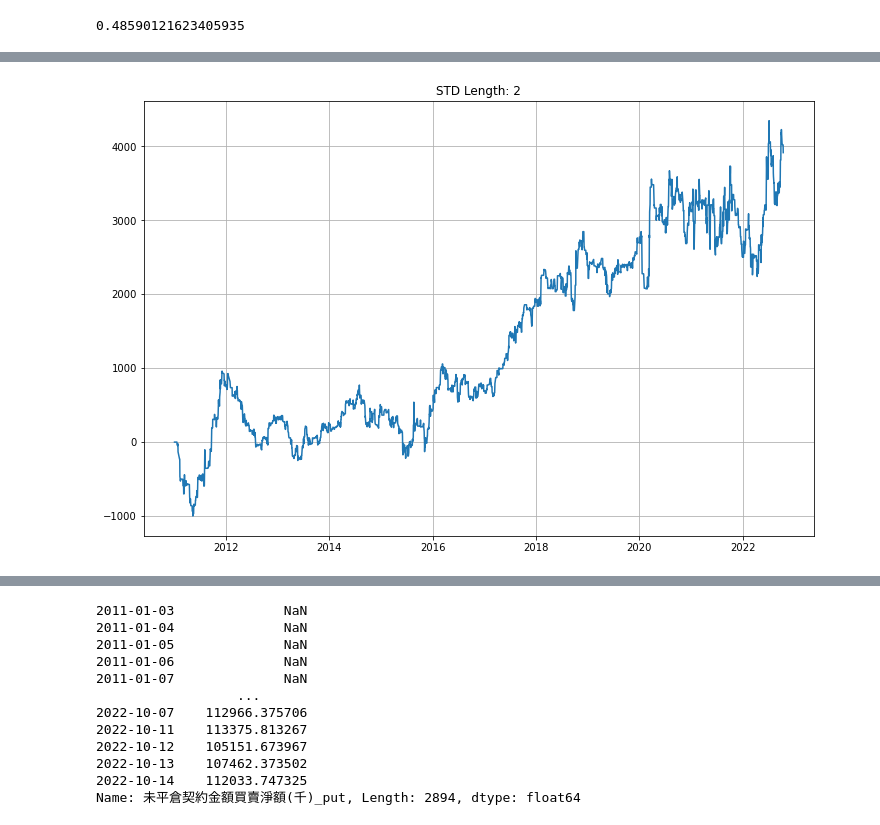
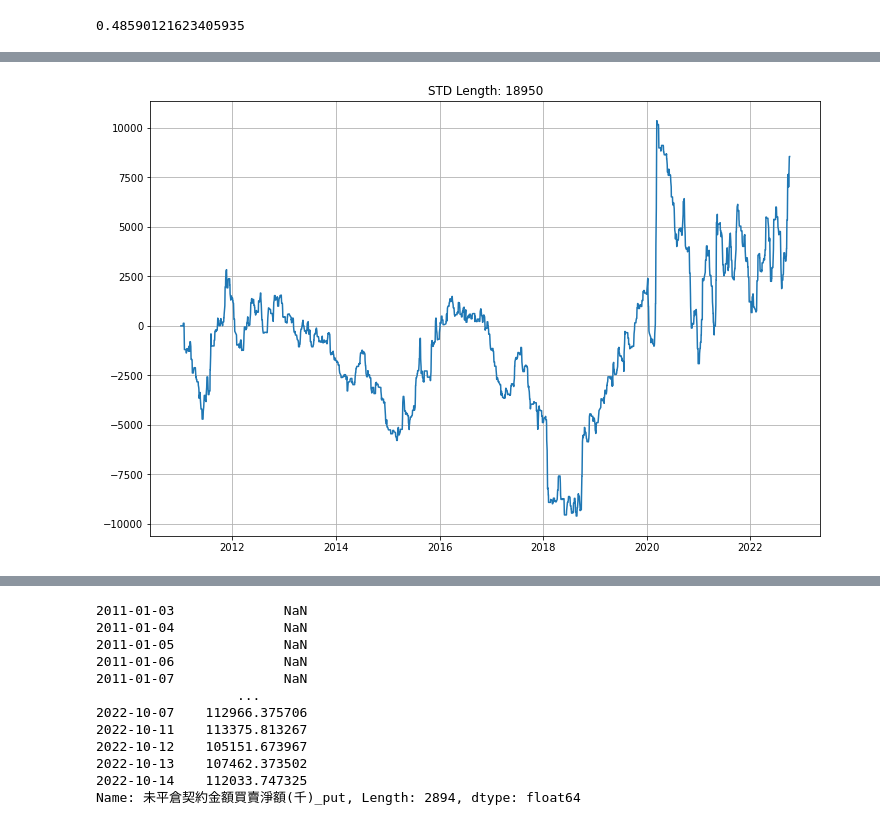
Before and after one commit to Chastely00/Chast, a Jupyter notebook: Max Pain Theory.ipynb, the cells around one changed output, grey strips where cells are left out. Saved outputs shown, nothing was run; the diff lists cells and outputs as text; code cells hidden in the pictures.

```diff
--- a/Max Pain Theory.ipynb
+++ b/Max Pain Theory.ipynb
@@ -190,18 +259,18 @@ plt.show()
 # %%
 # 對隔日波動的預期相關性 51%
-bs = [0]
+bs = []
 #data = data / data.rolling(x).std()
 for i in range(1, len(d2)):
-    if (d2.iloc[i] > d2.iloc[i-1]) & (d3.iloc[i] < 0):
+    if (d2.iloc[i] > d2.iloc[i-1]) & (d3.iloc[i] < 100000):
         bs.append(1)
-    elif (d2.iloc[i] > d2.iloc[i-1]) & (d3.iloc[i] > 0):
+    elif (d2.iloc[i] > d2.iloc[i-1]) & (d3.iloc[i] > 100000):
         bs.append(-1)
     else:
         bs.append(0)
 fig, ax = plt.subplots(figsize=(12, 8))
-ax.plot(((twse['還原收盤價'] - twse['還原開盤價']).shift(-1)['2011':] * bs).cumsum())
+ax.plot(((twse['還原收盤價'].shift(-5) - twse['還原開盤價']).shift(-2)['2011':] * bs).cumsum())
 ax.set_title(f'STD Length: {x}')
 ax.grid()
 plt.show()
 # %% [output]
-[figure, old version]
+[figure, new version]
```
Also changed, not shown: parts of 13 cells of this notebook.
